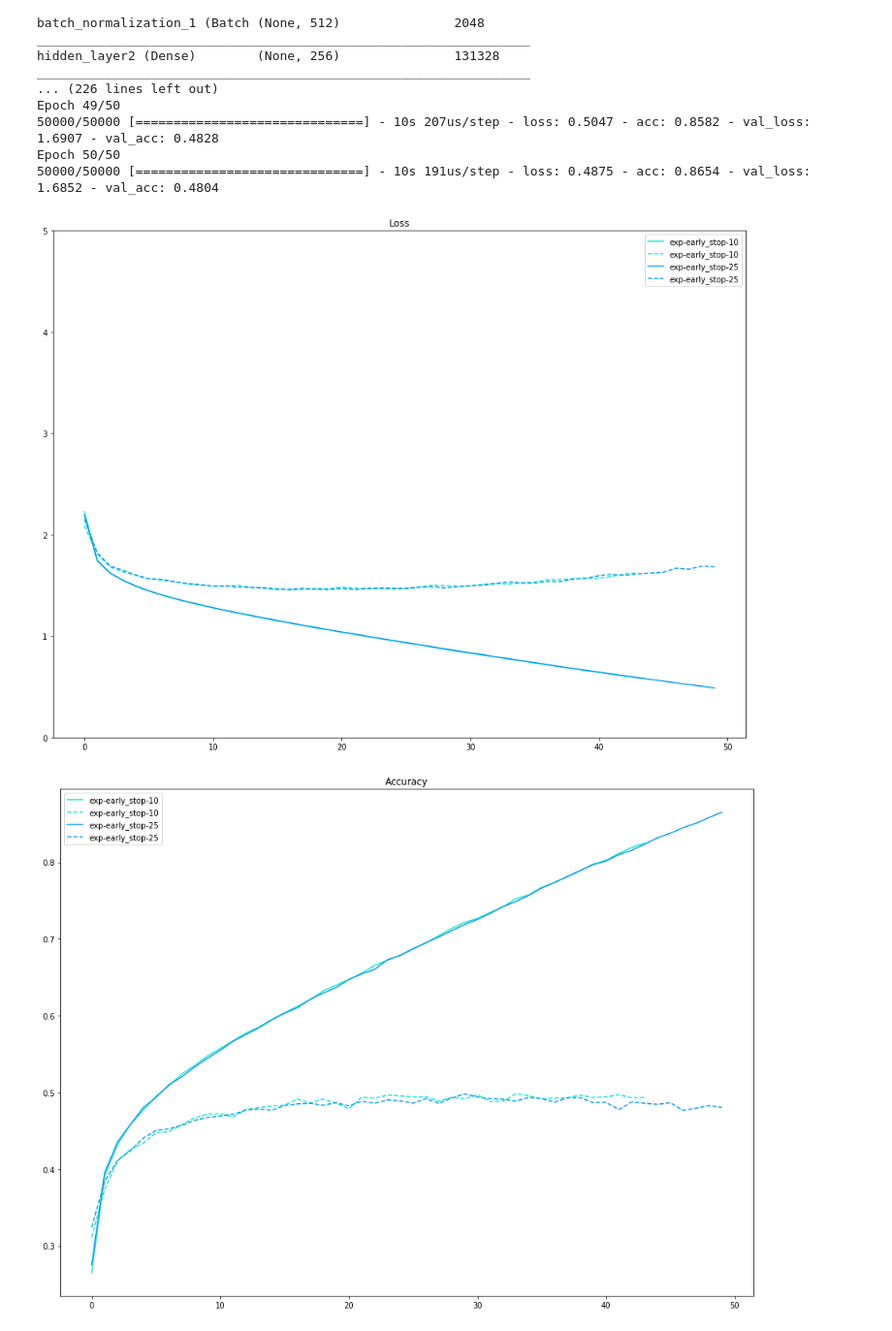
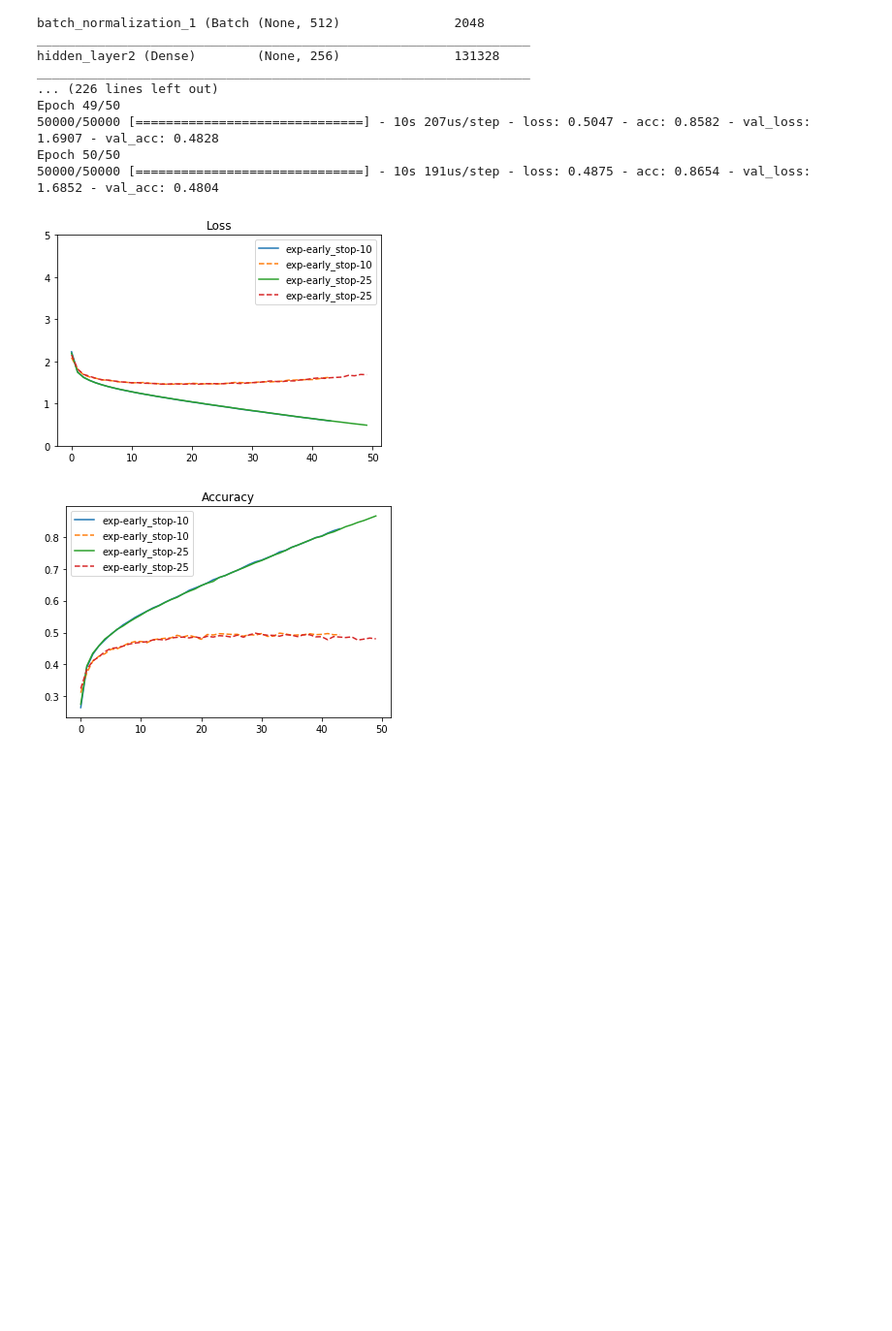
Before and after one commit to qu8411826/ML100-Days, a Jupyter notebook: Homework/Day085_HW.ipynb, the cells around one changed output. Shown: that part at 97% size. Drawn from its saved outputs; the diff is of its cells as text; code cells hidden in the pictures; blank space fills up the shorter version.

```diff
--- a/Homework/Day085_HW.ipynb
+++ b/Homework/Day085_HW.ipynb
@@ -135,30 +135,23 @@ Epoch 50/50
 # %%
 import matplotlib.pyplot as plt
 %matplotlib inline
 """
 Plot results
 """
-color_bar = ["xkcd:aqua", "xkcd:azure", "xkcd:beige", "xkcd:blue", "xkcd:brown", "xkcd:chartreuse",
-             "xkcd:chocolate", "xkcd:coral", "xkcd:crimson", "xkcd:cyan", "xkcd:darkblue", "xkcd:darkgreen",
-             "xkcd:fuchsia", "xkcd:gold", "xkcd:green", "xkcd:gray", "xkcd:indigo", "xkcd:ivory",
-             "xkcd:khaki", "xkcd:lavender", "xkcd:lightblue", "xkcd:lightgreen", "xkcd:lime", "xkcd:orange"]
-
-plt.figure(figsize=(16,12))
 for i, cond in enumerate(results.keys()):
-    plt.plot(range(len(results[cond]['train-loss'])),results[cond]['train-loss'], '-', label=cond, color=color_bar[i])
-    plt.plot(range(len(results[cond]['valid-loss'])),results[cond]['valid-loss'], '--', label=cond, color=color_bar[i])
+    plt.plot(range(len(results[cond]['train-loss'])),results[cond]['train-loss'], '-', label=cond)
+    plt.plot(range(len(results[cond]['valid-loss'])),results[cond]['valid-loss'], '--', label=cond)
 plt.title("Loss")
 plt.ylim([0, 5])
 plt.legend()
 plt.show()
 
-plt.figure(figsize=(16,12))
 for i, cond in enumerate(results.keys()):
-    plt.plot(range(len(results[cond]['train-acc'])),results[cond]['train-acc'], '-', label=cond, color=color_bar[i])
-    plt.plot(range(len(results[cond]['valid-acc'])),results[cond]['valid-acc'], '--', label=cond, color=color_bar[i])
+    plt.plot(range(len(results[cond]['train-acc'])),results[cond]['train-acc'], '-', label=cond)
+    plt.plot(range(len(results[cond]['valid-acc'])),results[cond]['valid-acc'], '--', label=cond)
 plt.title("Accuracy")
 plt.legend()
 plt.show()
 # %% [output]
-[figure, old version]
+[figure, new version]
-[figure, old version]
+[figure, new version]
```
